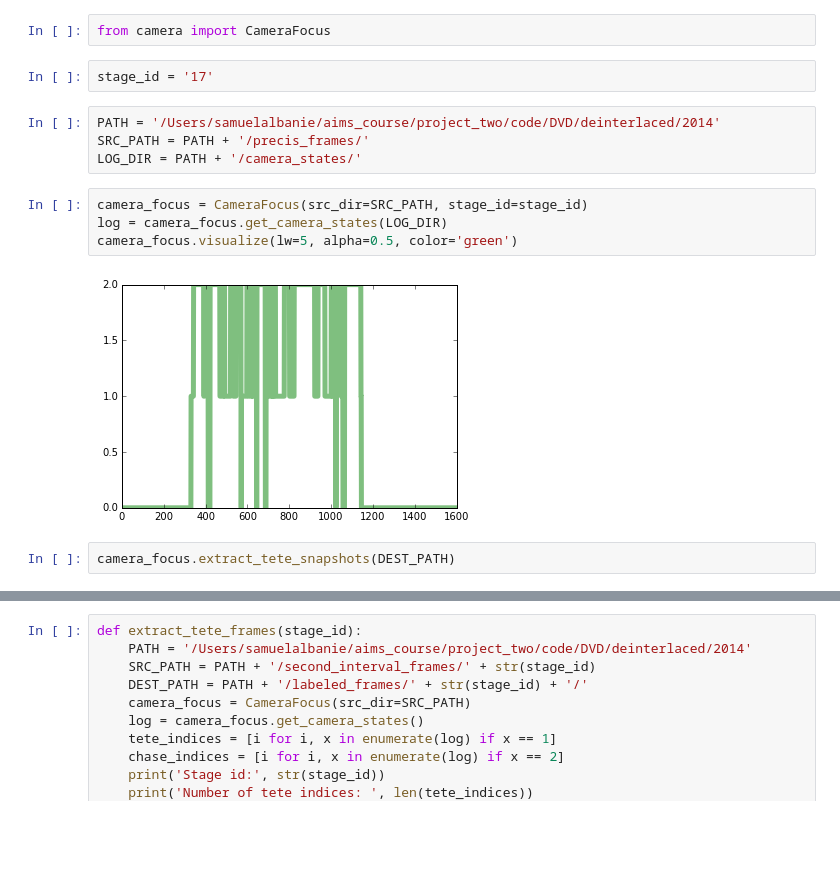
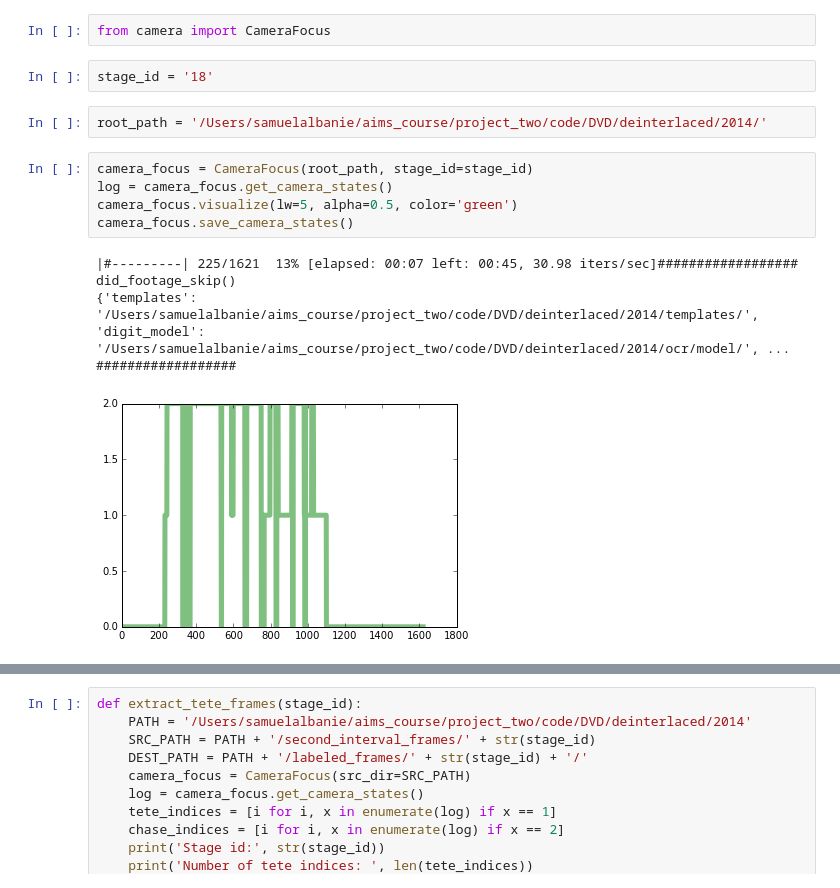
Before and after one commit to DublinSam/tour-project, a Jupyter notebook: notebooks/Camera Focus.ipynb, the cells around one changed output, grey strips where cells are left out. Cells and saved outputs as stored; diff of their text form; blank space fills up the shorter version.

Commit message:
removed absolute paths from code

```diff
--- a/notebooks/Camera Focus.ipynb
+++ b/notebooks/Camera Focus.ipynb
@@ -5,16 +8,17 @@
 # %%
 from camera import CameraFocus
 # %%
-stage_id = '17'
+stage_id = '18'
 # %%
-PATH = '/Users/samuelalbanie/aims_course/project_two/code/DVD/deinterlaced/2014'
-SRC_PATH = PATH + '/precis_frames/'
-LOG_DIR = PATH + '/camera_states/'
+root_path = '/Users/samuelalbanie/aims_course/project_two/code/DVD/deinterlaced/2014/'
 # %%
-camera_focus = CameraFocus(src_dir=SRC_PATH, stage_id=stage_id)
-log = camera_focus.get_camera_states(LOG_DIR)
+camera_focus = CameraFocus(root_path, stage_id=stage_id)
+log = camera_focus.get_camera_states()
 camera_focus.visualize(lw=5, alpha=0.5, color='green')
+camera_focus.save_camera_states()
 # %% [output]
+|#---------| 225/1621  13% [elapsed: 00:07 left: 00:45, 30.98 iters/sec]##################
+did_footage_skip()
+{'templates': '/Users/samuelalbanie/aims_course/project_two/code/DVD/deinterlaced/2014/templates/', 'digit_model': '/Users/samuelalbanie/aims_course/project_two/code/DVD/deinterlaced/2014/ocr/model/', ...
+##################
-[figure, old version]
+[figure, new version]
-# %%
-camera_focus.extract_tete_snapshots(DEST_PATH)
```
Also changed, not shown: parts of 3 cells of this notebook, 9 other files.
